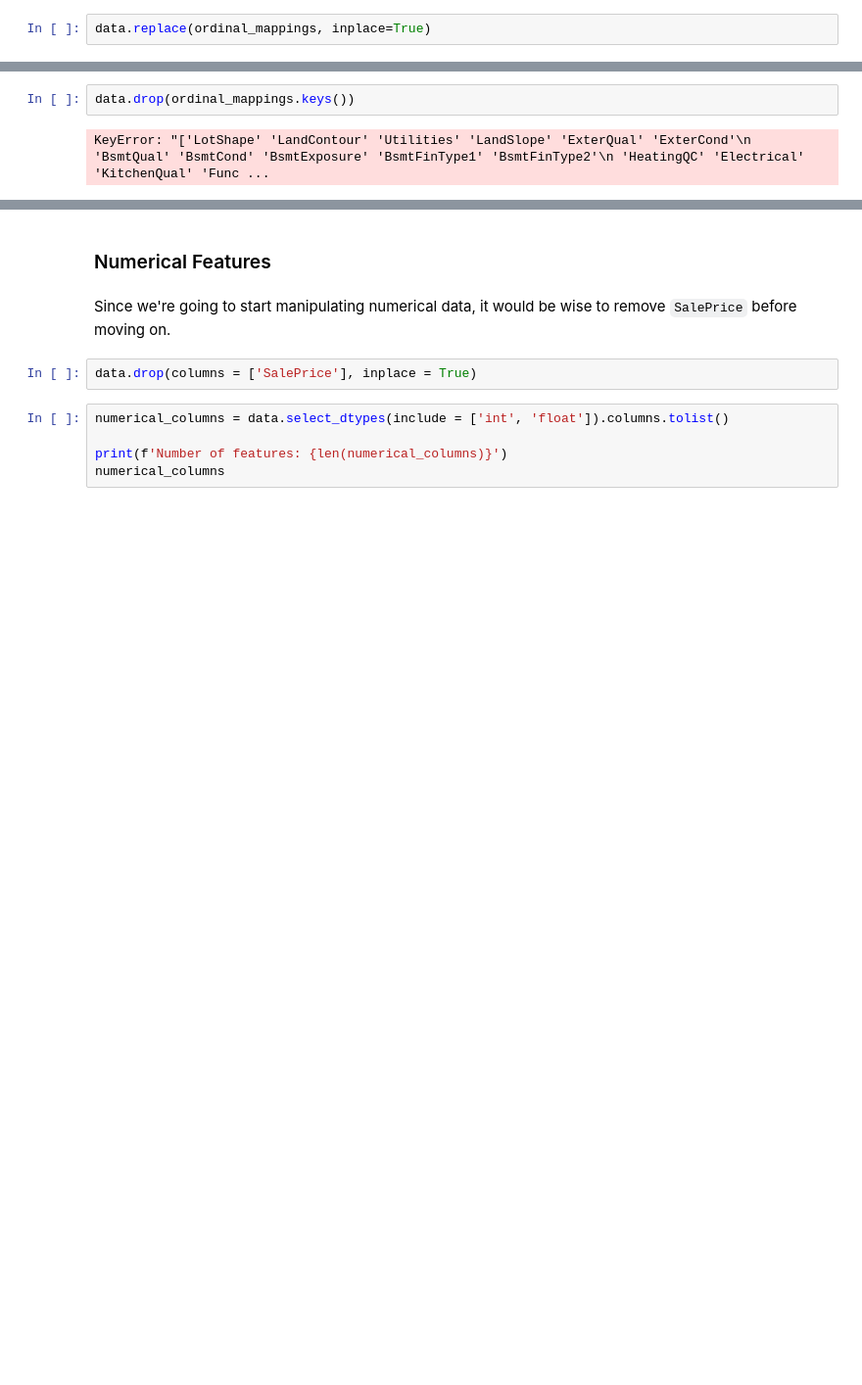
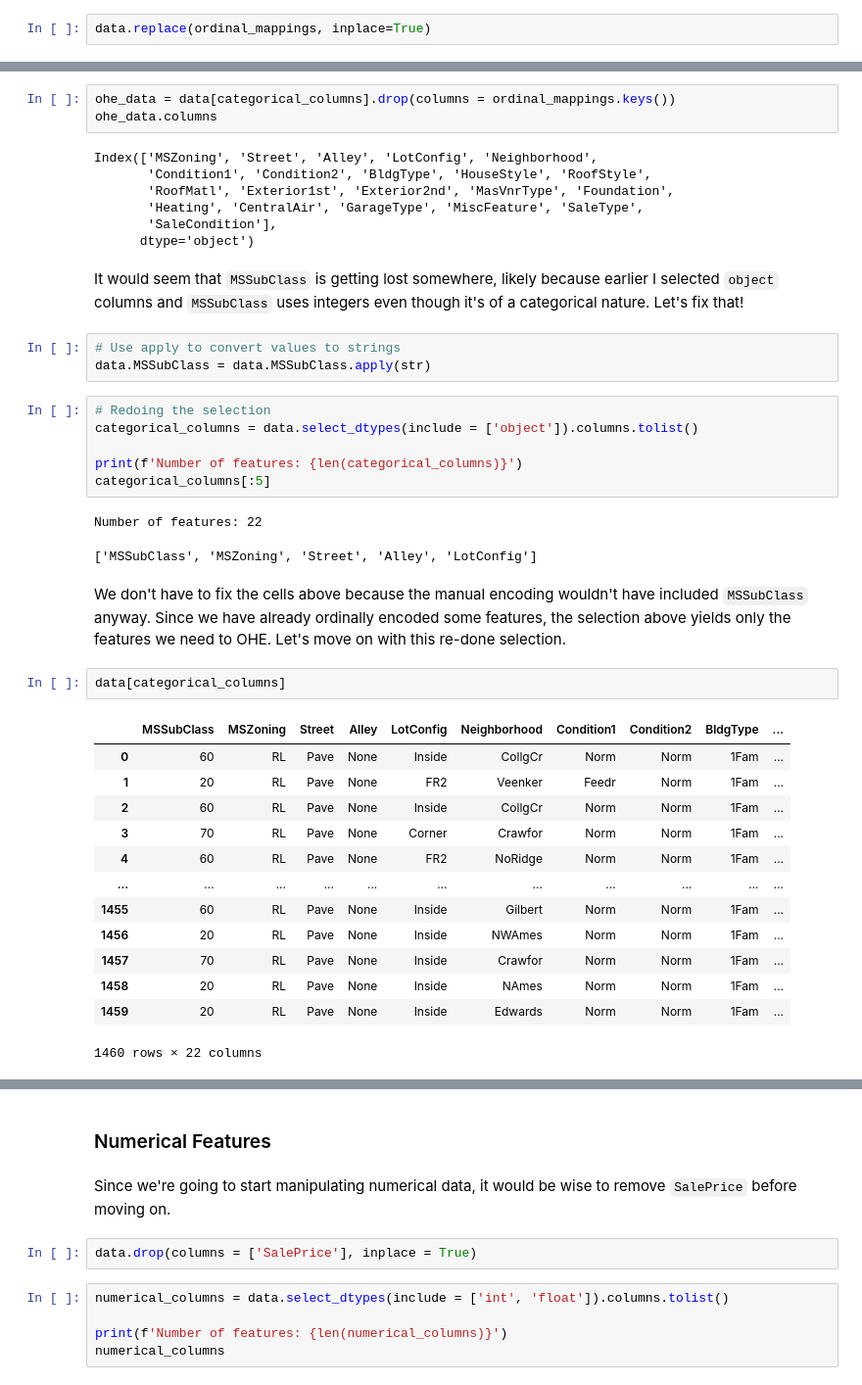
Before and after one commit to Bruncky/Complori, a Jupyter notebook: housing_ml.ipynb, the cells around one changed output, grey strips where cells are left out. Shown at 98% size. Drawn from its saved outputs; the diff is of its cells as text; blank space fills up the shorter version.

Commit message:
Encoded categoricals

```diff
--- a/housing_ml.ipynb
+++ b/housing_ml.ipynb
@@ -259,4 +259,42 @@ The rest we can OHE.
 # %%
-data.drop(ordinal_mappings.keys())
+ohe_data = data[categorical_columns].drop(columns = ordinal_mappings.keys())
+ohe_data.columns
 # %% [output]
-KeyError: "['LotShape' 'LandContour' 'Utilities' 'LandSlope' 'ExterQual' 'ExterCond'\n 'BsmtQual' 'BsmtCond' 'BsmtExposure' 'BsmtFinType1' 'BsmtFinType2'\n 'HeatingQC' 'Electrical' 'KitchenQual' 'Func ...
+Index(['MSZoning', 'Street', 'Alley', 'LotConfig', 'Neighborhood',
+       'Condition1', 'Condition2', 'BldgType', 'HouseStyle', 'RoofStyle',
+       'RoofMatl', 'Exterior1st', 'Exterior2nd', 'MasVnrType', 'Foundation',
+       'Heating', 'CentralAir', 'GarageType', 'MiscFeature', 'SaleType',
+       'SaleCondition'],
+      dtype='object')
+# %% [markdown]
+It would seem that `MSSubClass` is getting lost somewhere, likely because earlier I selected `object` columns and `MSSubClass` uses integers even though it's of a categorical nature. Let's fix that!
+# %%
+# Use apply to convert values to strings
+data.MSSubClass = data.MSSubClass.apply(str)
+# %%
+# Redoing the selection
+categorical_columns = data.select_dtypes(include = ['object']).columns.tolist()
+
+print(f'Number of features: {len(categorical_columns)}')
+categorical_columns[:5]
+# %% [output]
+Number of features: 22
+['MSSubClass', 'MSZoning', 'Street', 'Alley', 'LotConfig']
+# %% [markdown]
+We don't have to fix the cells above because the manual encoding wouldn't have included `MSSubClass` anyway. Since we have already ordinally encoded some features, the selection above yields only the features we need to OHE. Let's move on with this re-done selection.
+# %%
+data[categorical_columns]
+# %% [output]
+|  | MSSubClass | MSZoning | Street | Alley | LotConfig | Neighborhood | Condition1 | Condition2 | BldgType | ... |
+| 0 | 60 | RL | Pave | None | Inside | CollgCr | Norm | Norm | 1Fam | ... |
+| 1 | 20 | RL | Pave | None | FR2 | Veenker | Feedr | Norm | 1Fam | ... |
+| 2 | 60 | RL | Pave | None | Inside | CollgCr | Norm | Norm | 1Fam | ... |
+| 3 | 70 | RL | Pave | None | Corner | Crawfor | Norm | Norm | 1Fam | ... |
+| 4 | 60 | RL | Pave | None | FR2 | NoRidge | Norm | Norm | 1Fam | ... |
+| ... | ... | ... | ... | ... | ... | ... | ... | ... | ... | ... |
+| 1455 | 60 | RL | Pave | None | Inside | Gilbert | Norm | Norm | 1Fam | ... |
+| 1456 | 20 | RL | Pave | None | Inside | NWAmes | Norm | Norm | 1Fam | ... |
+| 1457 | 70 | RL | Pave | None | Inside | Crawfor | Norm | Norm | 1Fam | ... |
+| 1458 | 20 | RL | Pave | None | Inside | NAmes | Norm | Norm | 1Fam | ... |
+| 1459 | 20 | RL | Pave | None | Inside | Edwards | Norm | Norm | 1Fam | ... |
+1460 rows × 22 columns
```
Also changed, not shown: parts of 11 cells of this notebook.
